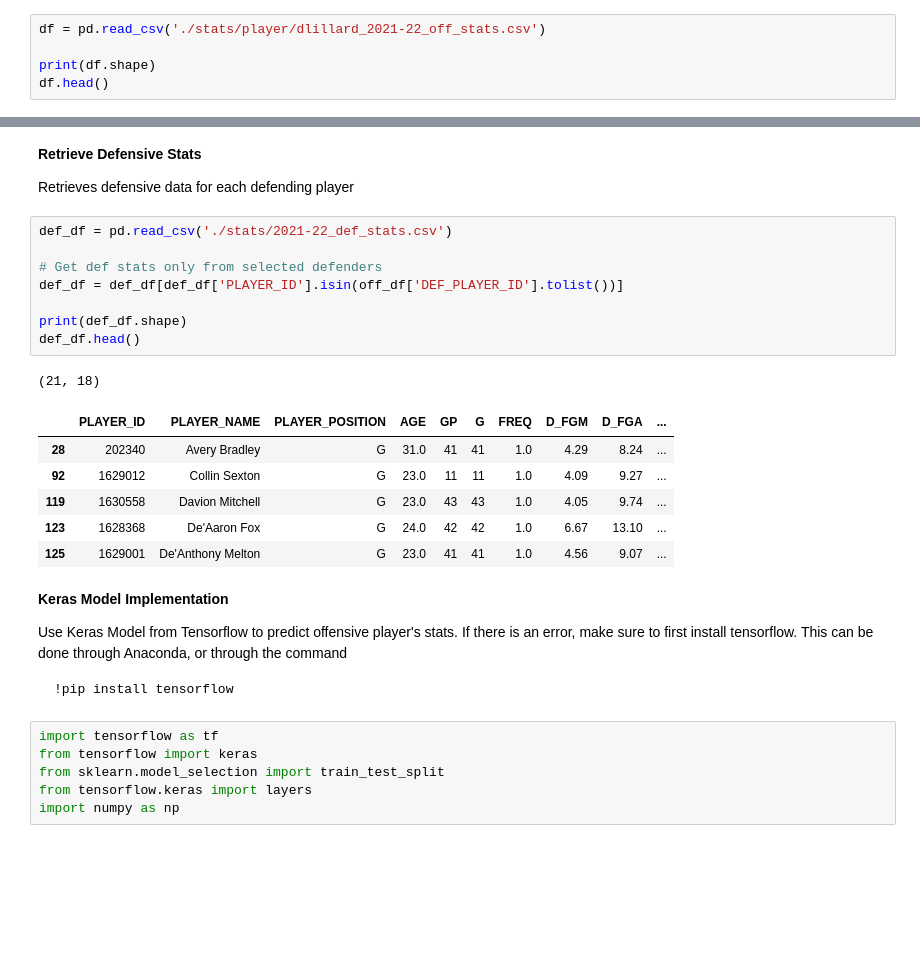
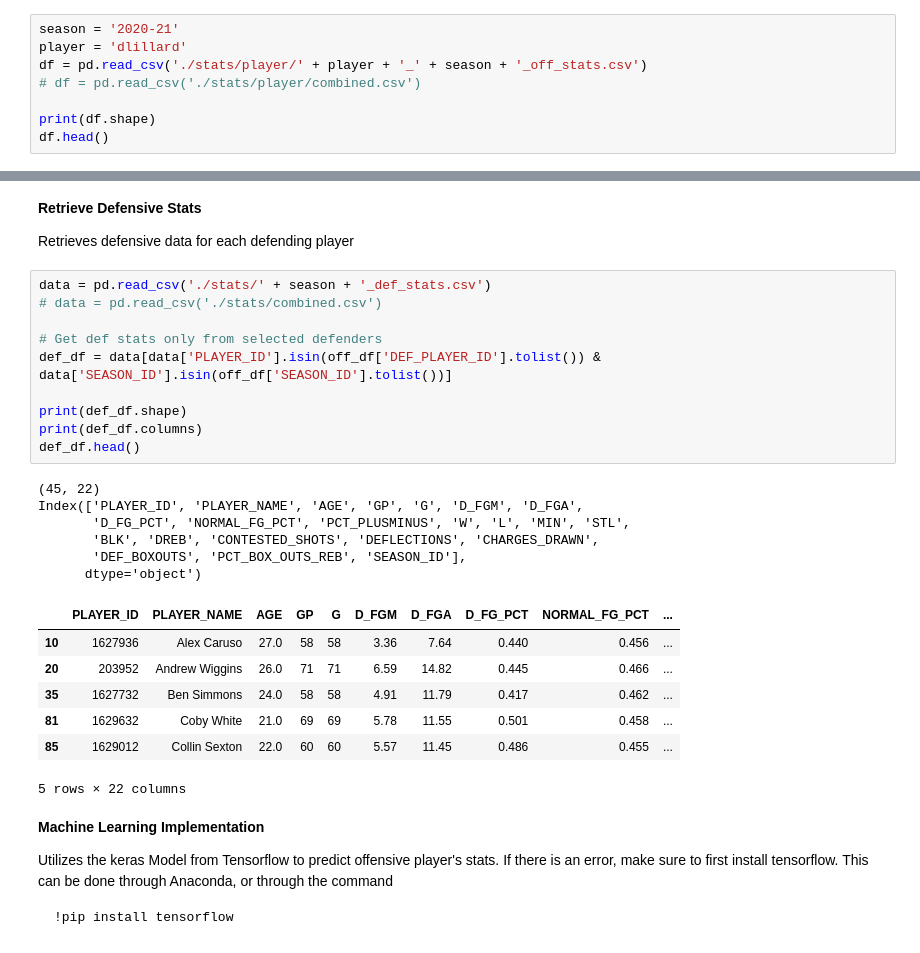
Before and after one commit to Darrick-Oliver/senior-project, a Jupyter notebook: player_vs_player_experiment.ipynb, the cells around one changed output, grey strips where cells are left out. Drawn from its saved outputs; the diff is of its cells as text; blank space fills up the shorter version.

Commit message:
Player vs Player updates

````diff
--- a/player_vs_player_experiment.ipynb
+++ b/player_vs_player_experiment.ipynb
@@ -5,5 +10,8 @@ import json
 # %%
-df = pd.read_csv('./stats/player/dlillard_2021-22_off_stats.csv')
+season = '2020-21'
+player = 'dlillard'
+df = pd.read_csv('./stats/player/' + player + '_' + season + '_off_stats.csv')
+# df = pd.read_csv('./stats/player/combined.csv')
 
 print(df.shape)
 df.head()
@@ -50,35 +58,37 @@ off_df.head()
 
 Retrieves defensive data for each defending player
 # %%
-def_df = pd.read_csv('./stats/2021-22_def_stats.csv')
+data = pd.read_csv('./stats/' + season + '_def_stats.csv')
+# data = pd.read_csv('./stats/combined.csv')
 
 # Get def stats only from selected defenders
-def_df = def_df[def_df['PLAYER_ID'].isin(off_df['DEF_PLAYER_ID'].tolist())]
+def_df = data[data['PLAYER_ID'].isin(off_df['DEF_PLAYER_ID'].tolist()) & data['SEASON_ID'].isin(off_df['SEASON_ID'].tolist())]
 
 print(def_df.shape)
+print(def_df.columns)
 def_df.head()
 # %% [output]
-(21, 18)
+(45, 22)
+Index(['PLAYER_ID', 'PLAYER_NAME', 'AGE', 'GP', 'G', 'D_FGM', 'D_FGA',
+       'D_FG_PCT', 'NORMAL_FG_PCT', 'PCT_PLUSMINUS', 'W', 'L', 'MIN', 'STL',
+       'BLK', 'DREB', 'CONTESTED_SHOTS', 'DEFLECTIONS', 'CHARGES_DRAWN',
+       'DEF_BOXOUTS', 'PCT_BOX_OUTS_REB', 'SEASON_ID'],
+      dtype='object')
-|  | PLAYER_ID | PLAYER_NAME | PLAYER_POSITION | AGE | GP | G | FREQ | D_FGM | D_FGA | ... |
-| 28 | 202340 | Avery Bradley | G | 31.0 | 41 | 41 | 1.0 | 4.29 | 8.24 | ... |
-| 92 | 1629012 | Collin Sexton | G | 23.0 | 11 | 11 | 1.0 | 4.09 | 9.27 | ... |
-| 119 | 1630558 | Davion Mitchell | G | 23.0 | 43 | 43 | 1.0 | 4.05 | 9.74 | ... |
-| 123 | 1628368 | De'Aaron Fox | G | 24.0 | 42 | 42 | 1.0 | 6.67 | 13.10 | ... |
-| 125 | 1629001 | De'Anthony Melton | G | 23.0 | 41 | 41 | 1.0 | 4.56 | 9.07 | ... |
+|  | PLAYER_ID | PLAYER_NAME | AGE | GP | G | D_FGM | D_FGA | D_FG_PCT | NORMAL_FG_PCT | ... |
+| 10 | 1627936 | Alex Caruso | 27.0 | 58 | 58 | 3.36 | 7.64 | 0.440 | 0.456 | ... |
+| 20 | 203952 | Andrew Wiggins | 26.0 | 71 | 71 | 6.59 | 14.82 | 0.445 | 0.466 | ... |
+| 35 | 1627732 | Ben Simmons | 24.0 | 58 | 58 | 4.91 | 11.79 | 0.417 | 0.462 | ... |
+| 81 | 1629632 | Coby White | 21.0 | 69 | 69 | 5.78 | 11.55 | 0.501 | 0.458 | ... |
+| 85 | 1629012 | Collin Sexton | 22.0 | 60 | 60 | 5.57 | 11.45 | 0.486 | 0.455 | ... |
+5 rows × 22 columns
 # %% [markdown]
-**Keras Model Implementation**
+**Machine Learning Implementation**
 
-Use Keras Model from Tensorflow to predict offensive player's stats.
+Utilizes the keras Model from Tensorflow to predict offensive player's stats.
 If there is an error, make sure to first install tensorflow. This can be done through Anaconda, or through the command
 
 ```
 !pip install tensorflow
 ```
-# %%
-import tensorflow as tf
-from tensorflow import keras
-from sklearn.model_selection import train_test_split
-from tensorflow.keras import layers
-import numpy as np
 # %%
 # Clean data to use on model
````
Also changed, not shown: parts of 11 cells of this notebook, 3 other files.
